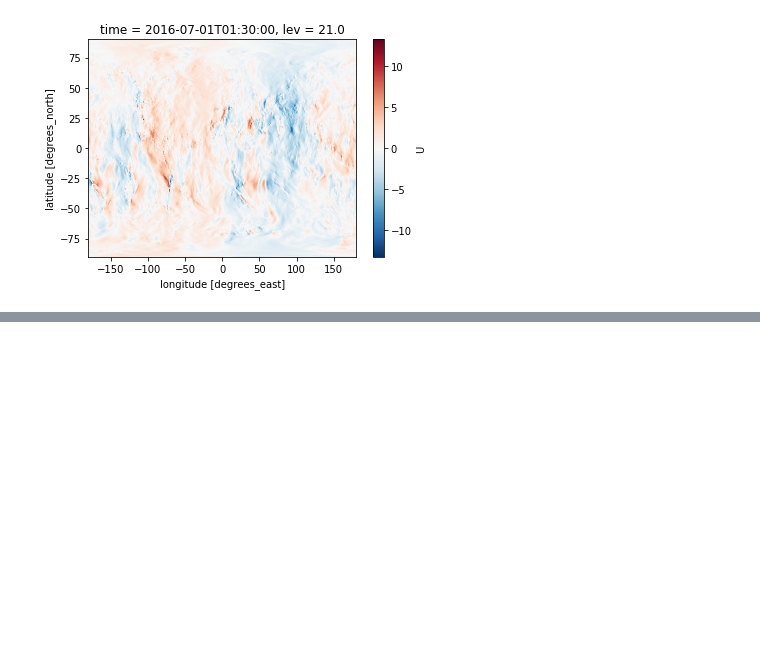
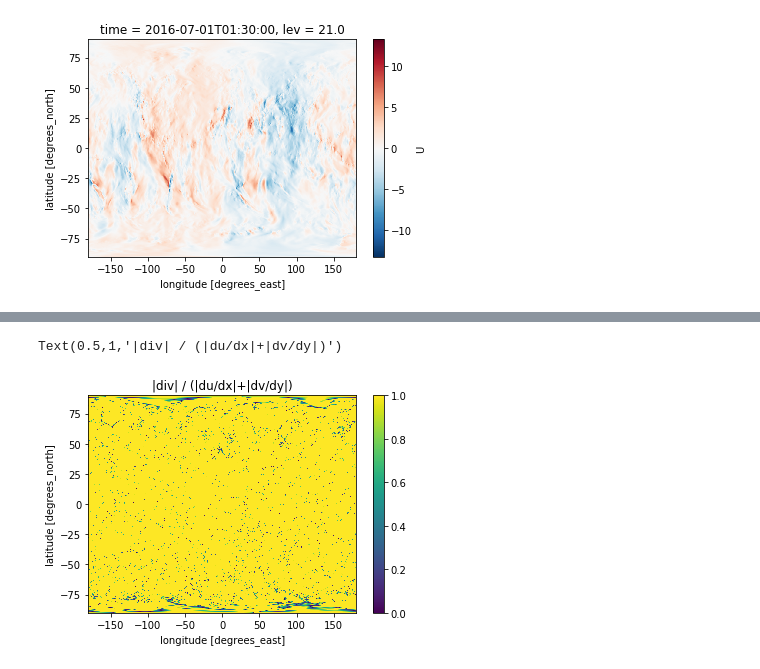
Before and after one commit to JiaweiZhuang/process_real_wind, a Jupyter notebook: Spherical harmonics.ipynb, the cells around one changed output, grey strips where cells are left out. Saved outputs shown, nothing was run; the diff lists cells and outputs as text; code cells hidden in the pictures; blank space fills up the shorter version.

```diff
--- a/non_divergent_component.ipynb
+++ b/Spherical harmonics.ipynb
@@ -120,0 +157,7 @@ Wall time: 3.58 s
+# %%
+# Clearly not zero.
+xr.DataArray(np.abs(div)/(np.abs(dudx)+np.abs(dvdy)), dims=['lat', 'lon'], coords=coords).plot(vmin=0, vmax=1)
+plt.title('|div| / (|du/dx|+|dv/dy|)')
+# %% [output]
+Text(0.5,1,'|div| / (|du/dx|+|dv/dy|)')
+[figure, added]
```
Also changed, not shown: parts of 10 cells of this notebook.
